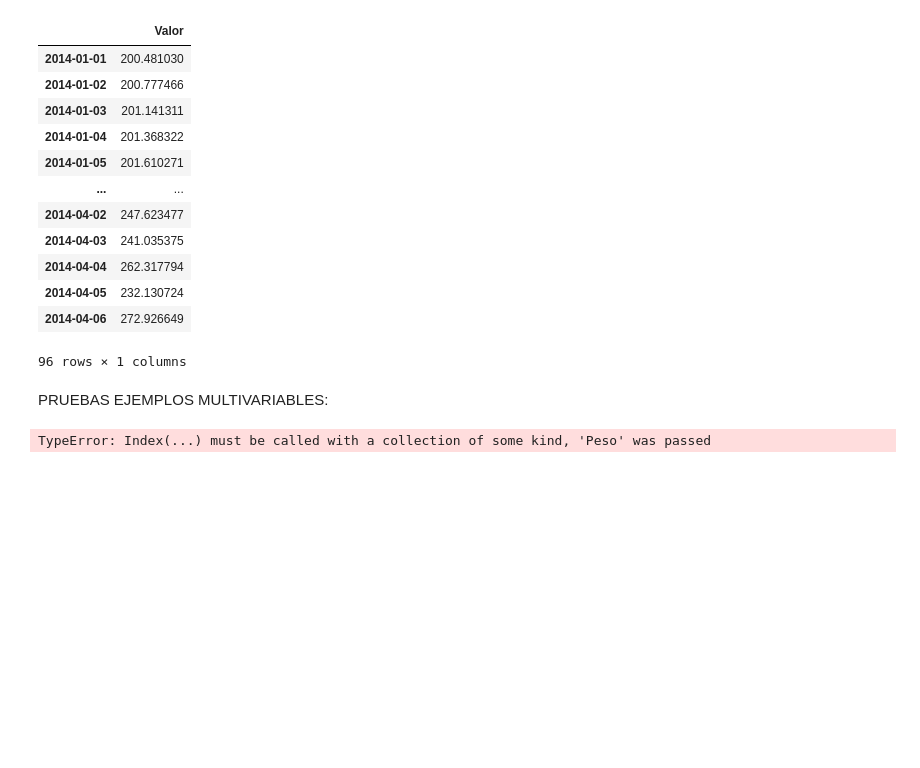
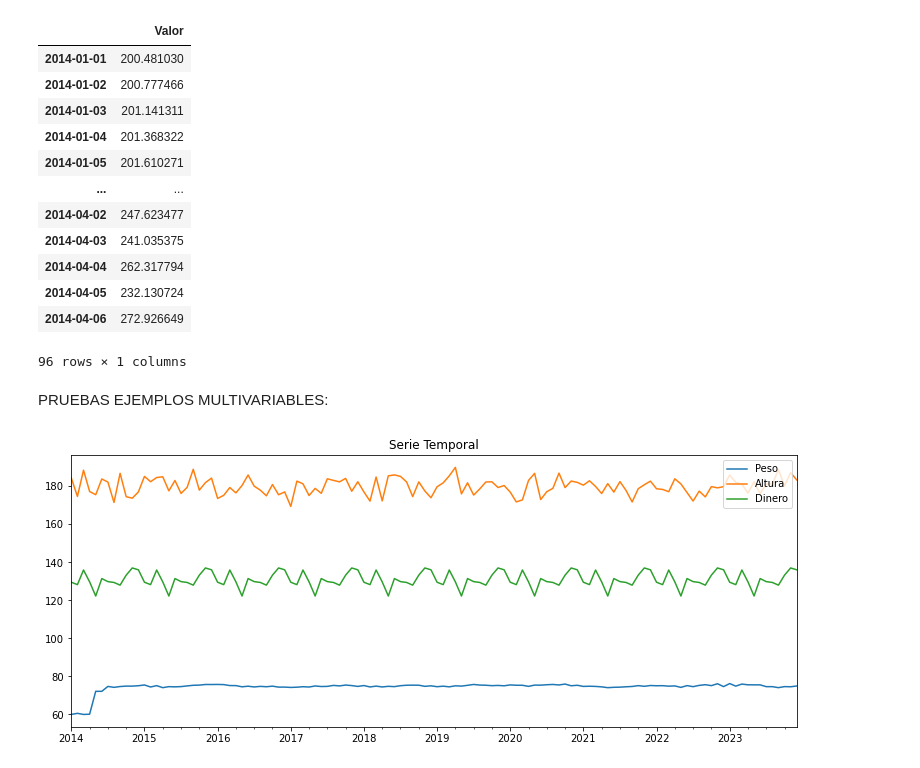
Before and after one commit to davidraamirez/drift-detection_data-augmentation, a Jupyter notebook: series_temporales_sinteticas/EJEMPLOS_FUNCIONES_GENERALES.ipynb, the cells around one changed output. Drawn from its saved outputs; the diff is of its cells as text; code cells hidden in the pictures; blank space fills up the shorter version.

Commit message:
Arreglo generación de series sintéticas multivariables

```diff
--- a/series_temporales_sinteticas/EJEMPLOS_FUNCIONES_GENERALES.ipynb
+++ b/series_temporales_sinteticas/EJEMPLOS_FUNCIONES_GENERALES.ipynb
@@ -1564,6 +1564,6 @@ csv_df(df2,'Ejemplos','ejemplo2')
 # %% [markdown]
 PRUEBAS EJEMPLOS MULTIVARIABLES:
 # %%
-df1 = crear_df_multi_fin(fecha1,fecha2,'M',['Peso','Altura'],[[60,0.3,2,[0.2],[0.9,0.3],[]],[1,[180,4]]],[2,1])
+df1 = crear_df_multi_fin(fecha1,fecha2,'M',['Peso','Altura','Dinero'],[[60,0.3,2,[0.2],[0.9,0.3],[]],[1,[180,4]],[1,1,[130,5],12]],[2,1,3])
 # %% [output]
-TypeError: Index(...) must be called with a collection of some kind, 'Peso' was passed
+[figure, added]
```
Also changed, not shown: parts of 2 cells of this notebook, 1 other file.
